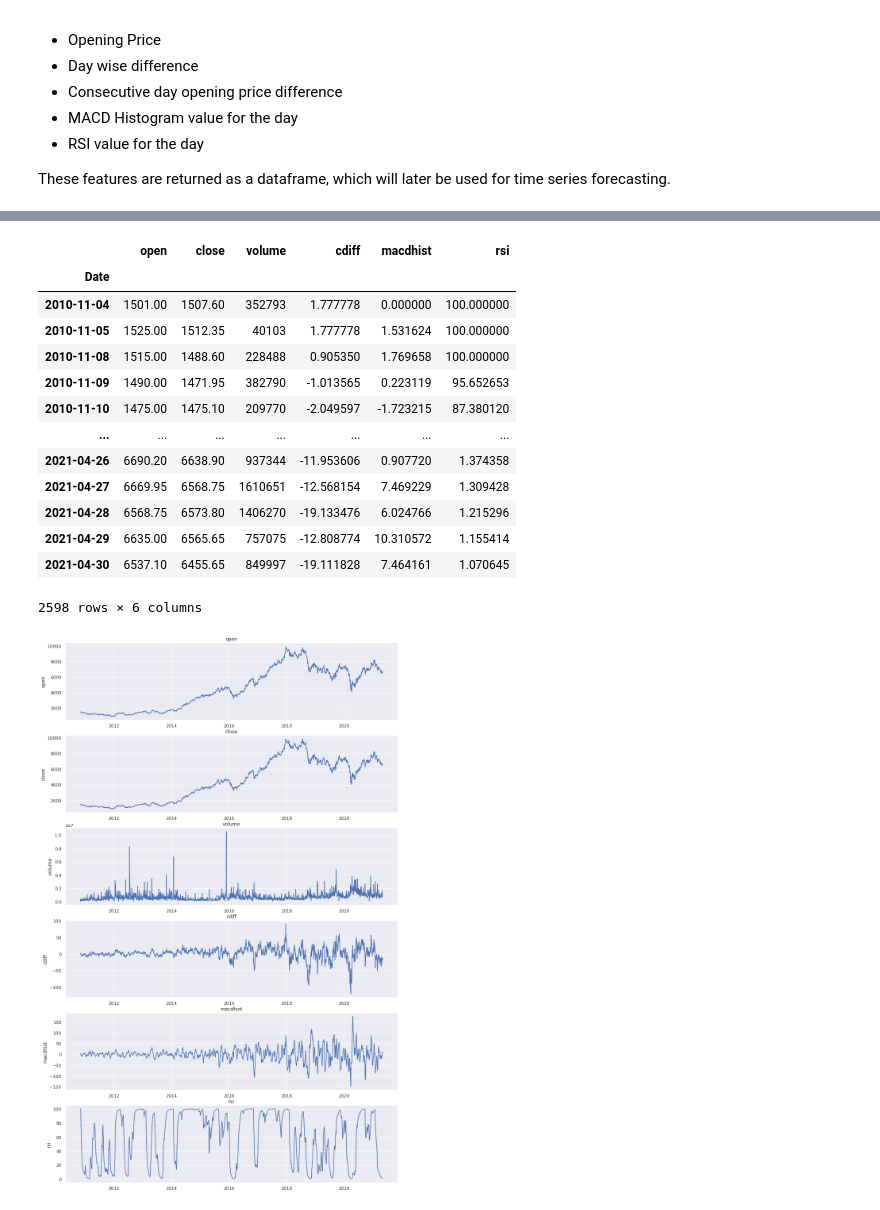
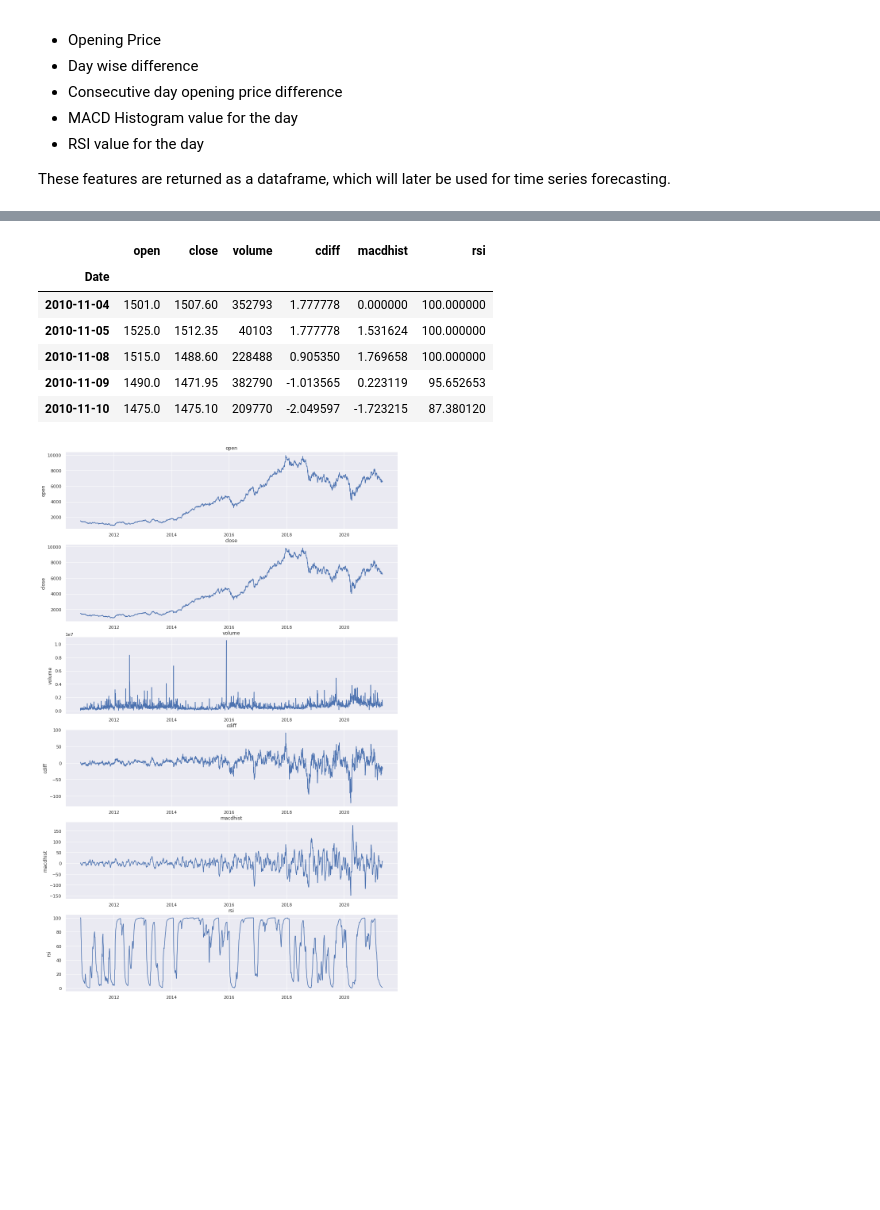
Before and after one commit to AsutoshDalei/stock-work, a Jupyter notebook: Single Stock Analysis.ipynb, the cells around one changed output, grey strips where cells are left out. Saved outputs shown, nothing was run; the diff lists cells and outputs as text; code cells hidden in the pictures; blank space fills up the shorter version.

```diff
--- a/Single Stock Analysis.ipynb
+++ b/Single Stock Analysis.ipynb
@@ -172,5 +172,5 @@ def generate_data(stock,feature,slow=26,fast=12,smooth=9,lookback=14):
 # %%
 %%time
 df = generate_data('MARUTI','Open')
-df
+df.head()
 # %% [output]
@@ -179,17 +179,10 @@ Wall time: 93.7 ms
 |  | open | close | volume | cdiff | macdhist | rsi |
 | Date |  |  |  |  |  |  |
-| 2010-11-04 | 1501.00 | 1507.60 | 352793 | 1.777778 | 0.000000 | 100.000000 |
-| 2010-11-05 | 1525.00 | 1512.35 | 40103 | 1.777778 | 1.531624 | 100.000000 |
-| 2010-11-08 | 1515.00 | 1488.60 | 228488 | 0.905350 | 1.769658 | 100.000000 |
-| 2010-11-09 | 1490.00 | 1471.95 | 382790 | -1.013565 | 0.223119 | 95.652653 |
-| 2010-11-10 | 1475.00 | 1475.10 | 209770 | -2.049597 | -1.723215 | 87.380120 |
-| ... | ... | ... | ... | ... | ... | ... |
-| 2021-04-26 | 6690.20 | 6638.90 | 937344 | -11.953606 | 0.907720 | 1.374358 |
-| 2021-04-27 | 6669.95 | 6568.75 | 1610651 | -12.568154 | 7.469229 | 1.309428 |
-| 2021-04-28 | 6568.75 | 6573.80 | 1406270 | -19.133476 | 6.024766 | 1.215296 |
-| 2021-04-29 | 6635.00 | 6565.65 | 757075 | -12.808774 | 10.310572 | 1.155414 |
-| 2021-04-30 | 6537.10 | 6455.65 | 849997 | -19.111828 | 7.464161 | 1.070645 |
+| 2010-11-04 | 1501.0 | 1507.60 | 352793 | 1.777778 | 0.000000 | 100.000000 |
+| 2010-11-05 | 1525.0 | 1512.35 | 40103 | 1.777778 | 1.531624 | 100.000000 |
+| 2010-11-08 | 1515.0 | 1488.60 | 228488 | 0.905350 | 1.769658 | 100.000000 |
+| 2010-11-09 | 1490.0 | 1471.95 | 382790 | -1.013565 | 0.223119 | 95.652653 |
+| 2010-11-10 | 1475.0 | 1475.10 | 209770 | -2.049597 | -1.723215 | 87.380120 |
-2598 rows × 6 columns
 # %%
 def plot_data(data):
     n = len(data.columns)
```
Also changed, not shown: parts of 27 cells of this notebook.
